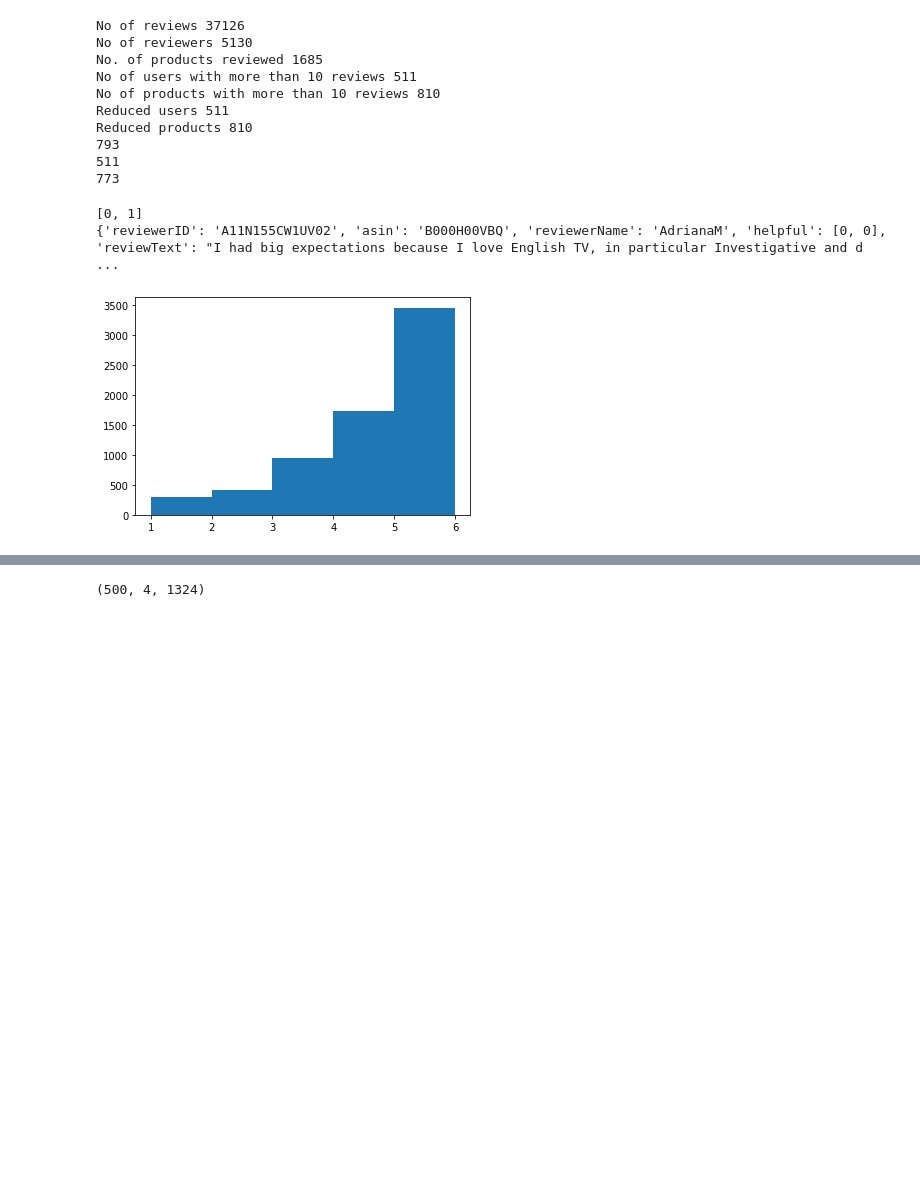
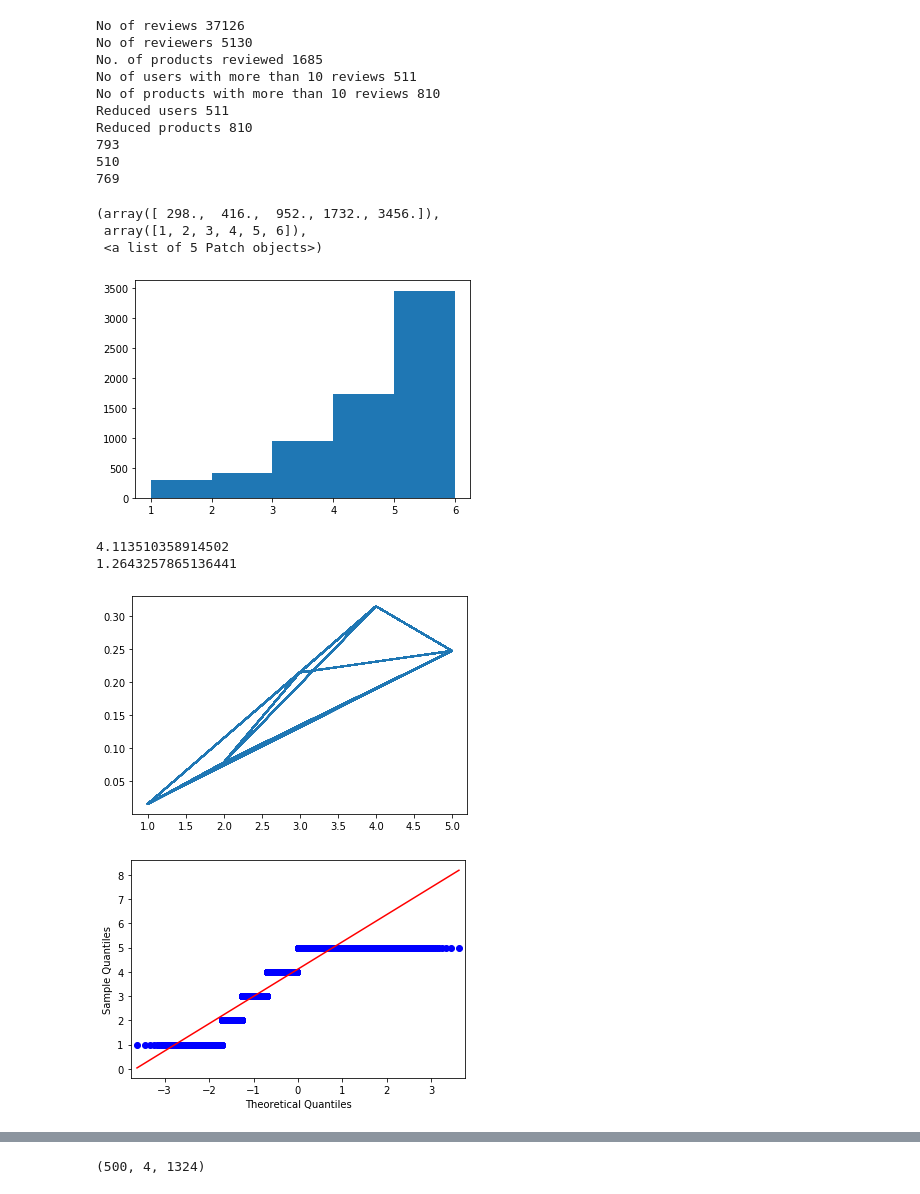
Before and after one commit to anmolsinghal98/Ml_Project_Bias_Mitigation, a Jupyter notebook: code.ipynb, the cells around one changed output, grey strips where cells are left out. Drawn from its saved outputs; the diff is of its cells as text; code cells hidden in the pictures; blank space fills up the shorter version.

```diff
--- a/code.ipynb
+++ b/code.ipynb
@@ -69,0 +127,27 @@ model {
+# %%
+model4="""
+data {
+    int<lower=1> I; // number of products
+    int<lower=1> N; // number of reviews
+    int<lower=1> J; // number of reviewers
+    vector<lower=0> [N] scores; // review scores vector
+    int reviewerID[N]; // reviewer ID for each review
+    int prodID[N]; // product ID for each review
+}
+parameters {
+    vector [I] truescore;
+    vector [J] reviewbias;
+    real<lower=0> c;
+    real<lower=0> d;
+}
+model {
+    c ~ gamma(1,1);
+    d ~ gamma(1,1);
+    truescore ~ normal(4.11,1.26); // TODO: change hyperparameters for data
+    reviewbias ~ normal(0, 1/c);
+    for (i in 1:N) {
+       scores[i] ~ normal(truescore[prodID[i]]+ reviewbias[reviewerID[i]], 1/d);
+    }
+}
+
+"""
@@ -167,7 +281,12 @@ for key in rusers.keys():
             reviewer.append(rmap[key])
             product.append(pmap[prod['asin']])
             ratings.append(prod['overall'])
-            helpful.append(prod['helpful'])
+            hrating=prod['helpful'][0]+prod['helpful'][1]
+            if hrating==0:
+                hrating=0
+            else:
+                hrating=prod['helpful'][0]/hrating
+            helpful.append(hrating+1)
 
 d=[reviewer,product,ratings,helpful]
 ind=[]
@@ -206,18 +325,31 @@ No of products with more than 10 reviews 810
 Reduced users 511
 Reduced products 810
 793
-511
-773
+510
+769
 # %%
 plt.hist(ratings, bins = [1,2,3,4,5,6])
-
-print(helpful[0])
-
-print(data[0])
+#plt.hist(ratings)
 # %% [output]
-[0, 1]
-{'reviewerID': 'A11N155CW1UV02', 'asin': 'B000H00VBQ', 'reviewerName': 'AdrianaM', 'helpful': [0, 0], 'reviewText': "I had big expectations because I love English TV, in particular Investigative and d ...
+(array([ 298.,  416.,  952., 1732., 3456.]),
+ array([1, 2, 3, 4, 5, 6]),
+ <a list of 5 Patch objects>)
 [figure]
+# %%
+r=np.array(ratings)
+mean=np.mean(r)
+var=np.var(r)
+print(mean)
+print(var)
+plt.plot(r, stats.norm.pdf(r, mean, var))
+plt.show()
+qqplot(r, line='s')
+plt.show()
+# %% [output]
+4.113510358914502
+1.2643257865136441
+[figure, added]
+[figure, added]
 # %%
 #Baseline
 
```
Also changed, not shown: parts of 25 cells of this notebook, 2 other files.
